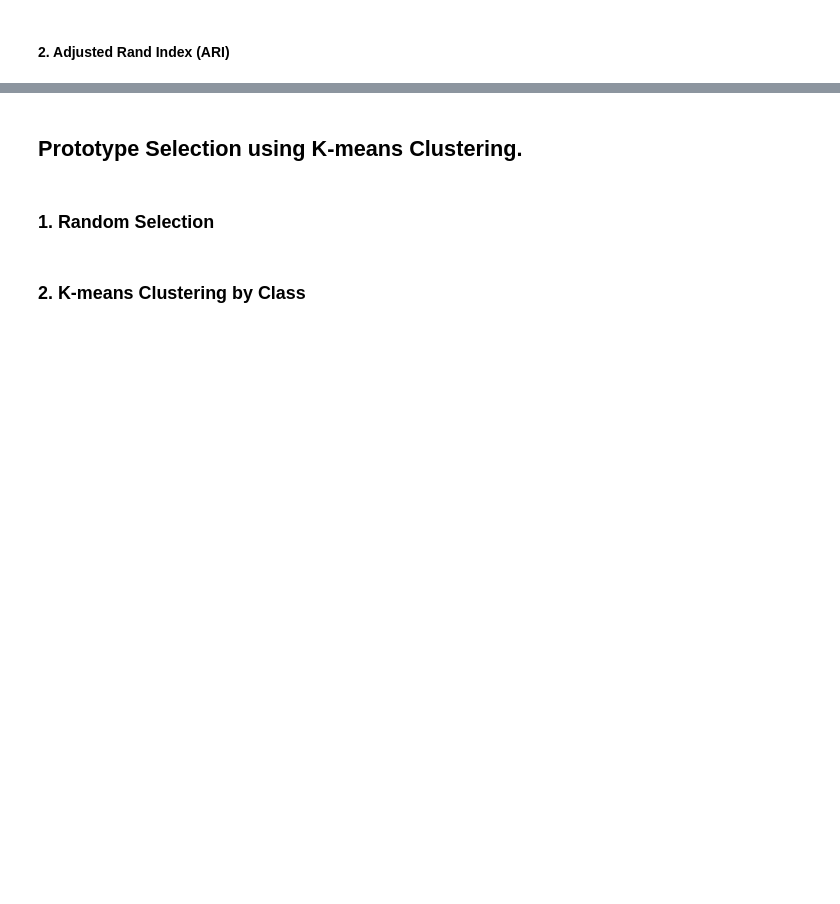
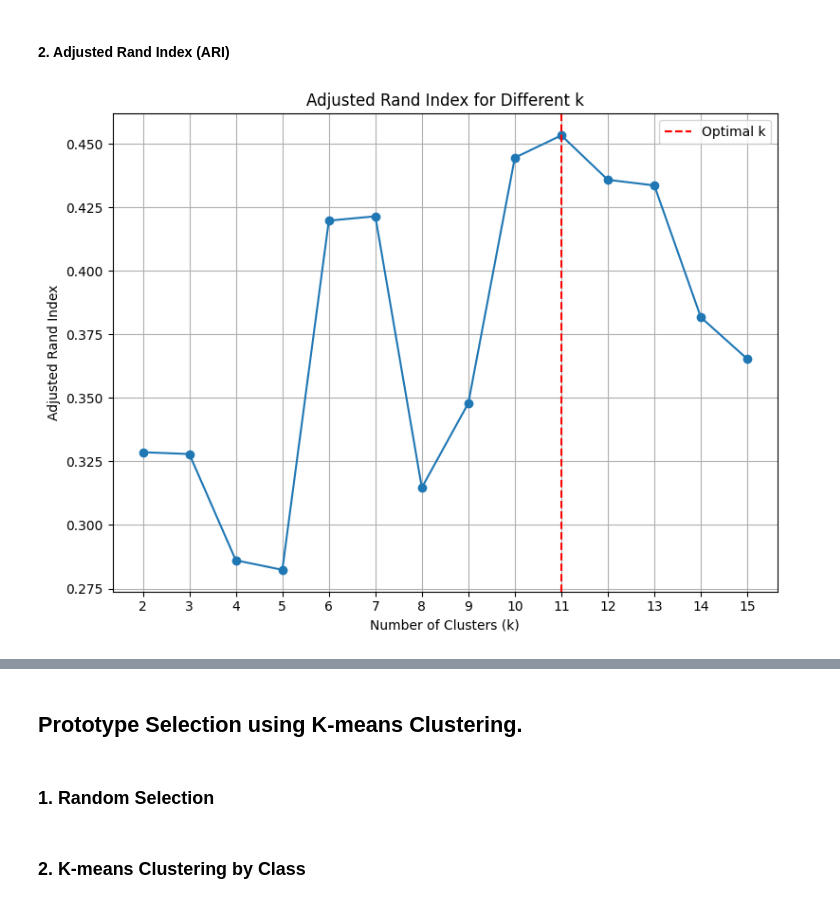
Before and after one commit to kkipngenokoech/MathsRequiredForAI, a Jupyter notebook: INTRO TO ML/HW4/q4.ipynb, the cells around one changed output, grey strips where cells are left out. Cells and saved outputs as stored; diff of their text form; code cells hidden in the pictures; blank space fills up the shorter version.

Commit message:
ARI score fixed

```diff
--- a/INTRO TO ML/HW4/q4.ipynb
+++ b/INTRO TO ML/HW4/q4.ipynb
@@ -259 +276,26 @@ plt.show()
+# %%
+from sklearn.metrics import adjusted_rand_score
+# 2. Adjusted Rand Index (ARI)
+ari_scores = []
+for k in range(2, 16):
+    kmeans = KMeans(n_clusters=k, random_state=42)
+    clusters = kmeans.fit_predict(X_train_scaled)
+    ari = adjusted_rand_score(y_train.values.ravel(), clusters)
+    ari_scores.append(ari)
+
+
+# Plotting ARI Scores
+plt.figure(figsize=(8, 6))
+plt.plot(range(2, 16), ari_scores, marker='o')
+plt.title("Adjusted Rand Index for Different k")
+plt.xlabel("Number of Clusters (k)")
+plt.ylabel("Adjusted Rand Index")
+plt.xticks(range(2, 16))
+plt.grid()
+plt.axvline(x=11, color='r', linestyle='--', label='Optimal k')
+plt.legend()
+plt.tight_layout()
+plt.show()
+# %% [output]
+[figure, added]
 # %%
```
Also changed, not shown: parts of 7 cells of this notebook.
